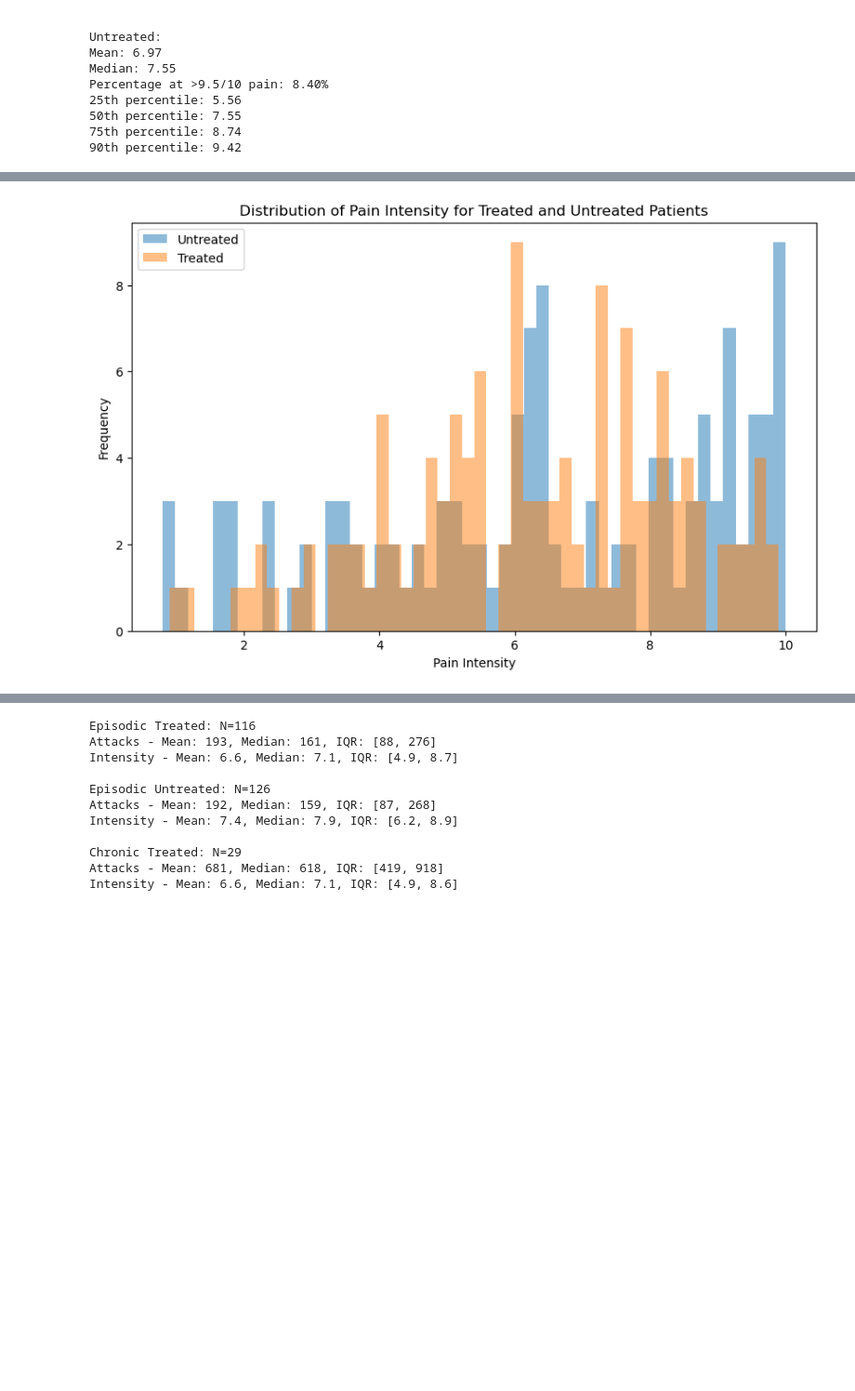
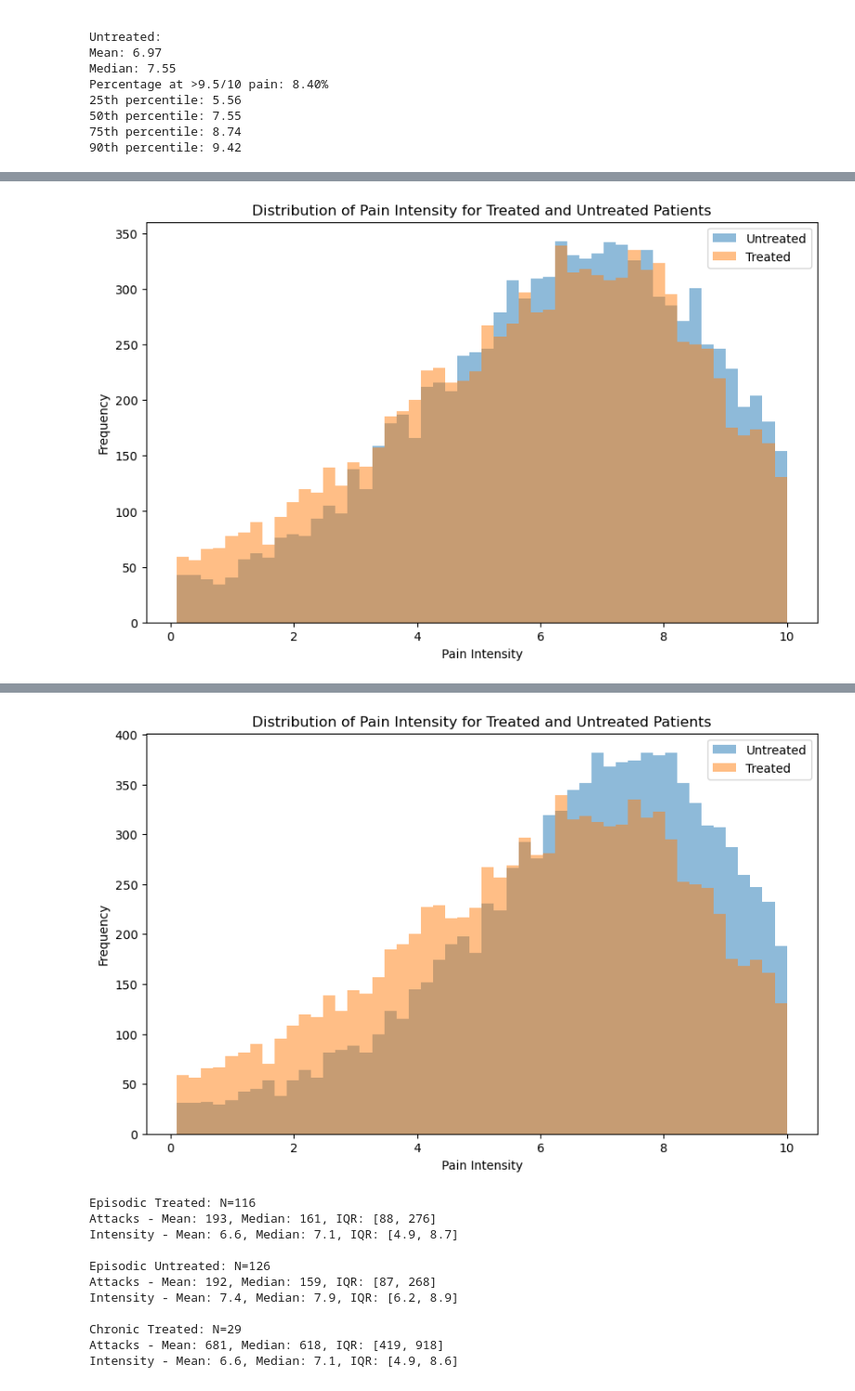
Before and after one commit to aph-research/cluster-headaches, a Jupyter notebook: Cluster headache full model.ipynb, the cells around one changed output, grey strips where cells are left out. Shown at 93% size. Saved outputs shown, nothing was run; the diff lists cells and outputs as text; code cells hidden in the pictures; blank space fills up the shorter version.

Commit message:
Fitted normal distribution to untreated patients
Probably makes more sense than beta. Otherwise, too much time spent at 10/10.

```diff
--- a/Cluster headache full model.ipynb
+++ b/Cluster headache full model.ipynb
@@ -780,11 +780,9 @@ def weighted_beta_fit(data1, freq1, data2, freq2, weight1=0.5, weight2=0.5):
 
     return result.x
 
-def generate_max_pain_intensity(is_treated, size, weight_study_1=0.5, weight_severe=0.7):
+def generate_max_pain_intensity(is_treated, size, weight_study_1=0.5, weight_severe=0.8):
     def discretize(values, bins):
         return np.digitize(values, bins) * 0.1
-
-    weight_mild = 1 - weight_severe
 
     if not is_treated:
         # Data for untreated patients
@@ -793,17 +791,50 @@ def generate_max_pain_intensity(is_treated, size, weight_study_1=0.5, weight_sev
         data2 = np.array([9.5, 8.5, 7.5, 6.5])  # Study 2
         freq2 = np.array([29, 7, 3, 3])
         weight_study_2 = 1 - weight_study_1
-
+        weight_mild = 1 - weight_severe
 
         # Fit beta distribution with specified weights
-        a, b = weighted_beta_fit(data1, freq1, data2, freq2, weight_study_1, weight_study_2)
+        # a, b = weighted_beta_fit(data1, freq1, data2, freq2, weight_study_1, weight_study_2)
 
-        # continuous_samples = beta.rvs(a, b, size=size) * 10
-        severe_samples = beta.rvs(a, b, size=int(size * weight_severe)) * 10
-        mild_samples = beta.rvs(a * 0.7, b, size=int(size * weight_mild)) * 10
-        print(f"size severe samples: {len(severe_samples)}, size mild samples: {len(mild_samples)}")
+        # # continuous_samples = beta.rvs(a, b, size=size) * 10
+        # severe_samples = beta.rvs(a, b, size=int(size * weight_severe)) * 10
+        # mild_samples = beta.rvs(a * 0.7, b, size=int(size * weight_mild)) * 10
+        # continuous_samples = np.concatenate([severe_samples, mild_samples])
+        # Study data
+        data1 = np.array([9.5, 7.5, 5.5, 3.5, 1.5])  # Study 1 (Russell)
+        freq1 = np.array([23, 17, 20, 5, 12])
+        data2 = np.array([9.5, 8.5, 7.5, 6.5])  # Study 2
+        freq2 = np.array([29, 7, 3, 3])
+
+        # Calculate weighted mean
+        mean1 = np.average(data1, weights=freq1)
+        mean2 = np.average(data2, weights=freq2)
+        mean_severe = mean1 * weight_study_1 + mean2 * weight_study_2
+
+        # Calculate weighted standard deviation
+        variance1 = np.average((data1 - mean1)**2, weights=freq1)
+        variance2 = np.average((data2 - mean2)**2, weights=freq2)
+        std_severe = np.sqrt(variance1 * weight_study_1 + variance2 * weight_study_2)
+
+        # Parameters for milder attacks (similar to your treated patient approach)
+        mean_mild = mean_severe * 0.5
+        std_mild = std_severe * 1.4
+
+        # Truncation bounds
+        lower, upper = 0, 10
+
+        # Generate samples for severe attacks
+        a_severe, b_severe = (lower - mean_severe) / std_severe, (upper - mean_severe) / std_severe
+        severe_samples = truncnorm.rvs(a_severe, b_severe, loc=mean_severe, scale=std_severe,
+                                    size=int(size * weight_severe))
+
+        # Generate samples for mild attacks
+        a_mild, b_mild = (lower - mean_mild) / std_mild, (upper - mean_mild) / std_mild
+        mild_samples = truncnorm.rvs(a_mild, b_mild, loc=mean_mild, scale=std_mild,
+                                size=int(size * weight_mild))
+
+        # Combine the samples
         continuous_samples = np.concatenate([severe_samples, mild_samples])
-
     else:
         # Parameters for treated patients (truncated normal distribution, Snoer data)
         # median = 7.3
@@ -816,15 +847,17 @@ def generate_max_pain_intensity(is_treated, size, weight_study_1=0.5, weight_sev
 
         # Version 2: More weight to mild attacks
         # Parameters for treated patients (truncated normal distribution, Snoer data)
+        weight_severe = weight_severe * 0.8
+        weight_mild = 1 - weight_severe
         median_severe = 7.3
         q1_severe, q3_severe = 5.9, 8.7
         mean_severe = median_severe
         std_severe = (q3_severe - q1_severe) / 1.34  # Approximate std from IQR
 
         # Parameters for milder attacks
-        mean_mild = mean_severe * 0.7
+        mean_mild = mean_severe * 0.5
 
-        std_mild = std_severe * 1.2  # Slightly wider distribution for mild attacks
+        std_mild = std_severe * 1.4
 
         lower, upper = 0, 10
 
@@ -835,7 +868,6 @@ def generate_max_pain_intensity(is_treated, size, weight_study_1=0.5, weight_sev
         # Generate samples for mild attacks
         a_mild, b_mild = (lower - mean_mild) / std_mild, (upper - mean_mild) / std_mild
         mild_samples = truncnorm.rvs(a_mild, b_mild, loc=mean_mild, scale=std_mild, size=int(size * weight_mild))
-        print(f"size severe samples: {len(severe_samples)}, size mild samples: {len(mild_samples)}")
 
         # Combine the samples
         continuous_samples = np.concatenate([severe_samples, mild_samples])
@@ -848,15 +880,15 @@ def generate_max_pain_intensity(is_treated, size, weight_study_1=0.5, weight_sev
 
 # Test the function with equal weights (should match original beta distribution)
 np.random.seed(42)  # for reproducibility
-untreated_equal = generate_max_pain_intensity(is_treated=False, size=127, weight_study_1=0.5)
+untreated_equal = generate_max_pain_intensity(is_treated=False, size=10000, weight_study_1=0.5)
 
 # Test with more weight on Study 1
 np.random.seed(42)  # reset seed for fair comparison
-untreated_weighted = generate_max_pain_intensity(is_treated=False, size=127, weight_study_1=0.7)
+untreated_weighted = generate_max_pain_intensity(is_treated=False, size=10000, weight_study_1=0.7)
 
 # Test treated patients (unchanged)
 np.random.seed(42)  # reset seed for fair comparison
-treated = generate_max_pain_intensity(is_treated=True, size=127)
+treated = generate_max_pain_intensity(is_treated=True, size=10000)
 
 print("Untreated (Equal Weights):")
 print(f"Mean: {np.mean(untreated_equal):.2f}")
@@ -887,6 +919,10 @@ def analyze_distributions(untreated, treated):
     print(f"Untreated: {np.mean(untreated > 8):.2%}")
     print(f"Treated: {np.mean(treated > 8):.2%}")
 
+    print("\nProportion with very severe pain (>9.8):")
+    print(f"Untreated: {np.mean(untreated > 9.8):.2%}")
+    print(f"Treated: {np.mean(treated > 9.8):.2%}")
+
     plt.figure(figsize=(10, 6))
     plt.hist(untreated, bins=50, alpha=0.5, label='Untreated')
     plt.hist(treated, bins=50, alpha=0.5, label='Treated')
@@ -897,4 +933,5 @@ def analyze_distributions(untreated, treated):
     plt.show()
 
 analyze_distributions(untreated_weighted, treated)
+analyze_distributions(untreated_equal, treated)
 # %% [output]
@@ -918 +955 @@ Treated: 22.22%
-[figure, old version]
+[figure, new version]
@@ -919,3 +971,4 @@ Treated: 22.22%
+[figure, added]
 # %%
 @dataclass
 class Attack:
```
Also changed, not shown: parts of 1 cell of this notebook, 1 other file.
